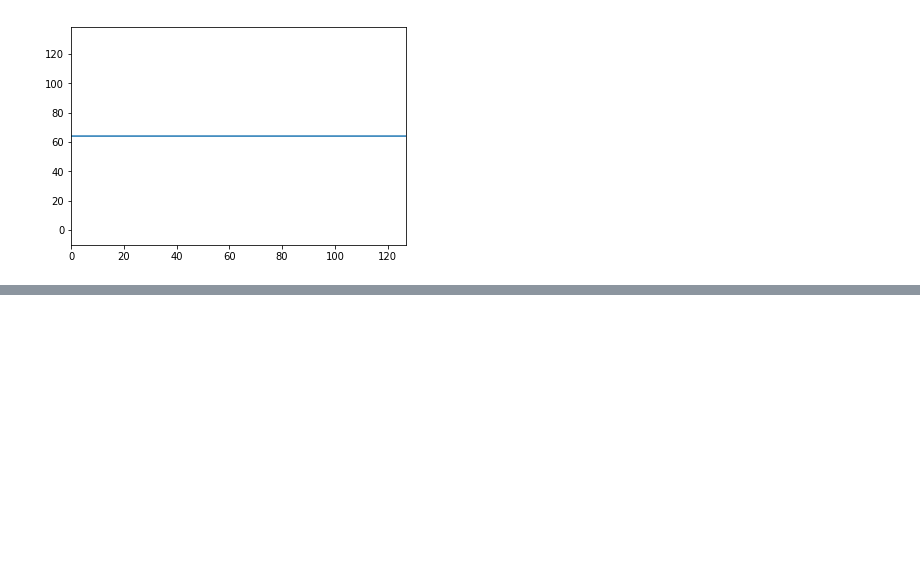
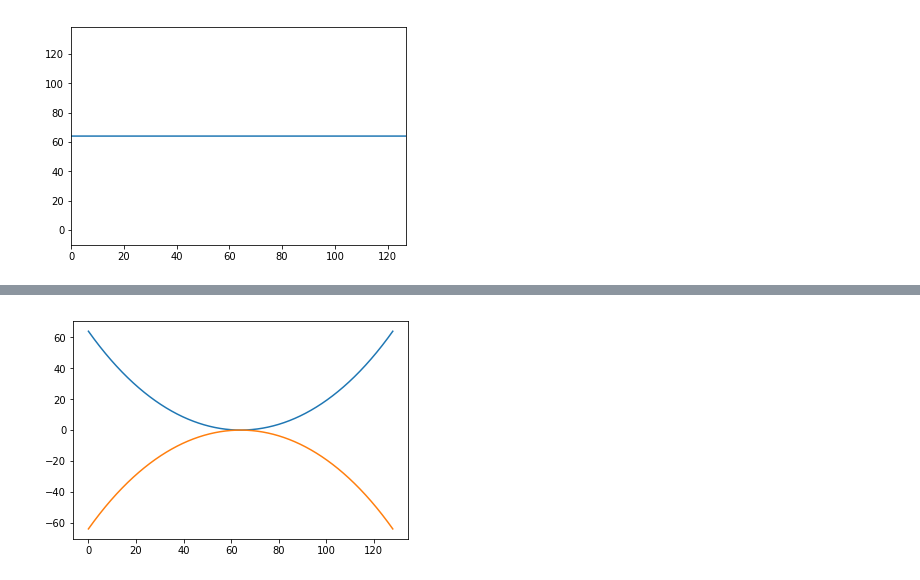
Before and after one commit to drmattyg/happiness, a Jupyter notebook: happiness.ipynb, the cells around one changed output, grey strips where cells are left out. Drawn from its saved outputs; the diff is of its cells as text; code cells hidden in the pictures; blank space fills up the shorter version.

Commit message:
Working on catenary

```diff
--- a/happiness.ipynb
+++ b/happiness.ipynb
@@ -60,0 +69,16 @@ happy_circle(0)
+# %%
+def smile_catenary(a):
+    x = np.arange(0, 128.01, 0.01)
+    if a == 0:
+        s = 1
+    else:
+        s = np.sign(a)
+    b = 3.68
+    y = s*b*h/4*np.cosh((x - 64)/64) - a*b*h/4 +
+#     plt.xlim(0, w-1)
+#     plt.ylim(-10, h + 10)
+    plt.plot(x, y)
+smile_catenary(1)
+smile_catenary(-1)
+# %% [output]
+[figure, added]
```
Also changed, not shown: parts of 2 cells of this notebook.
